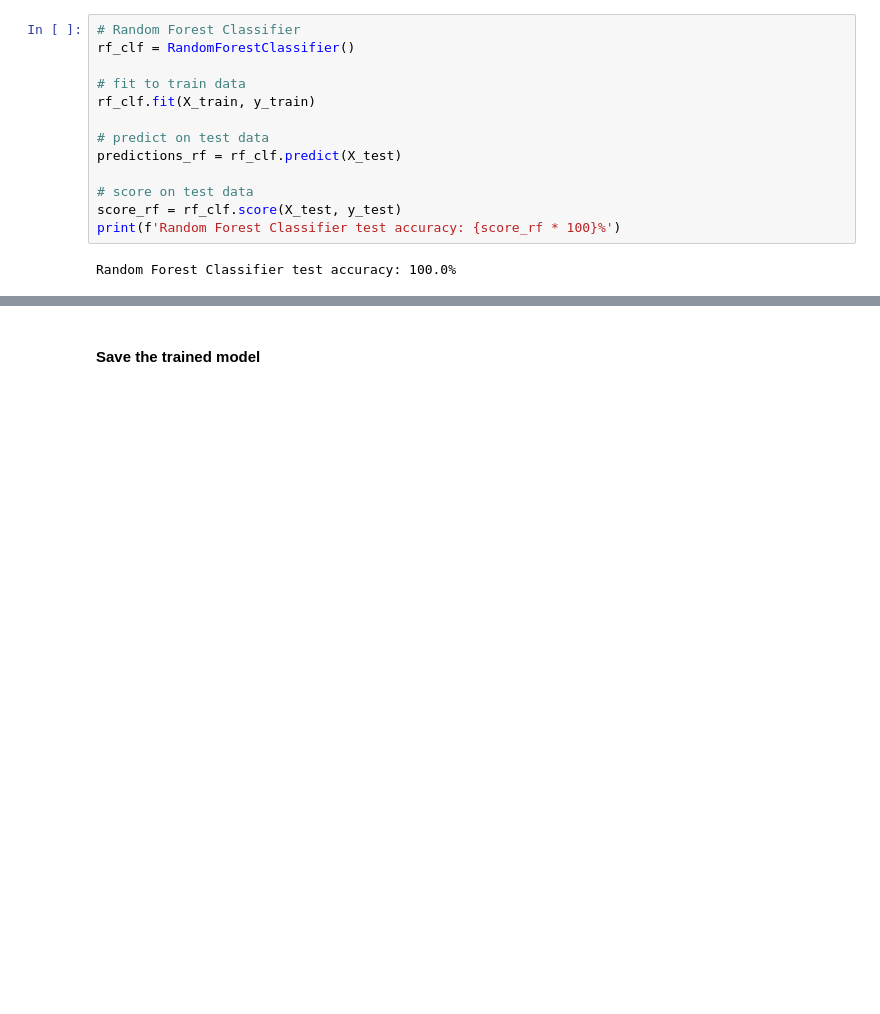
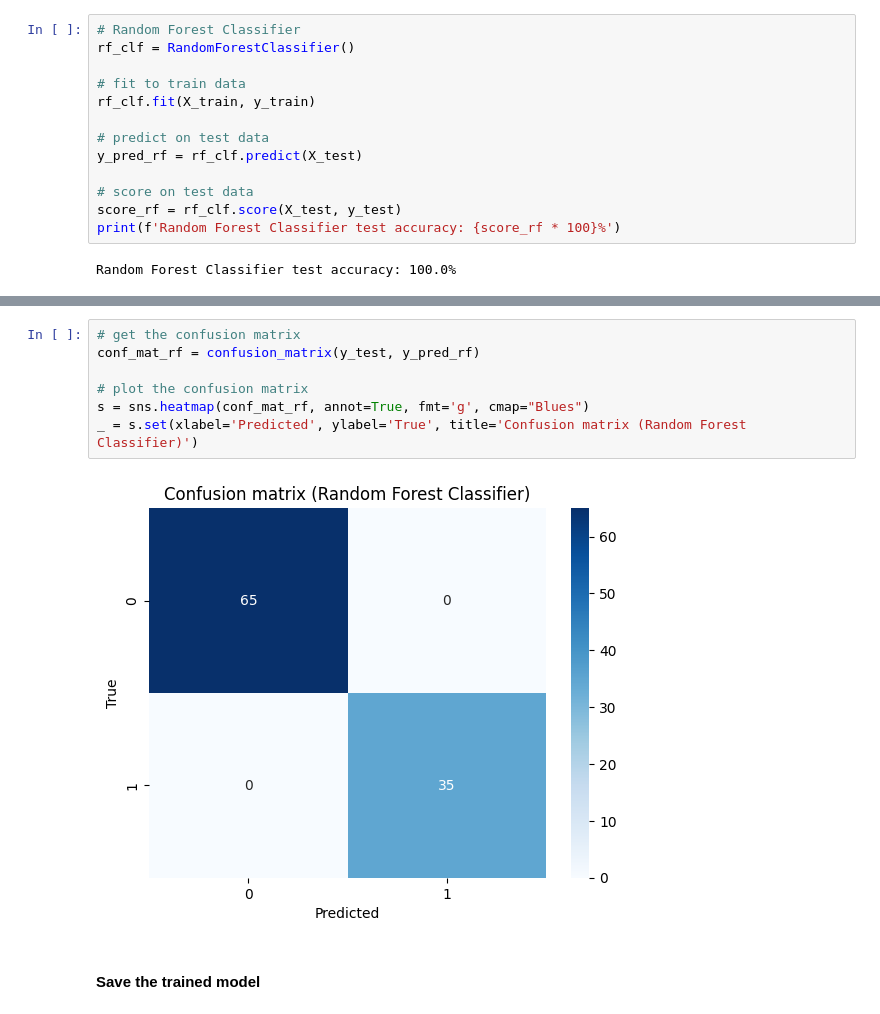
Before and after one commit to AniKhachatryan/ckd, a Jupyter notebook: code/CKD_AniKh_Wemanity.ipynb, the cells around one changed output, grey strips where cells are left out. Cells and saved outputs as stored; diff of their text form; blank space fills up the shorter version.

```diff
--- a/code/CKD_AniKh_Wemanity.ipynb
+++ b/code/CKD_AniKh_Wemanity.ipynb
@@ -565,7 +590,7 @@ rf_clf = RandomForestClassifier()
 rf_clf.fit(X_train, y_train)
 
 # predict on test data
-predictions_rf = rf_clf.predict(X_test)
+y_pred_rf = rf_clf.predict(X_test)
 
 # score on test data
 score_rf = rf_clf.score(X_test, y_test)
@@ -575,3 +614,12 @@ Random Forest Classifier test accuracy: 100.0%
+# %%
+# get the confusion matrix
+conf_mat_rf = confusion_matrix(y_test, y_pred_rf)
+
+# plot the confusion matrix
+s = sns.heatmap(conf_mat_rf, annot=True, fmt='g', cmap="Blues")
+_ = s.set(xlabel='Predicted', ylabel='True', title='Confusion matrix (Random Forest Classifier)')
+# %% [output]
+[figure, added]
 # %% [markdown]
 #### Save the trained model
 # %%
```
Also changed, not shown: parts of 38 cells of this notebook.
